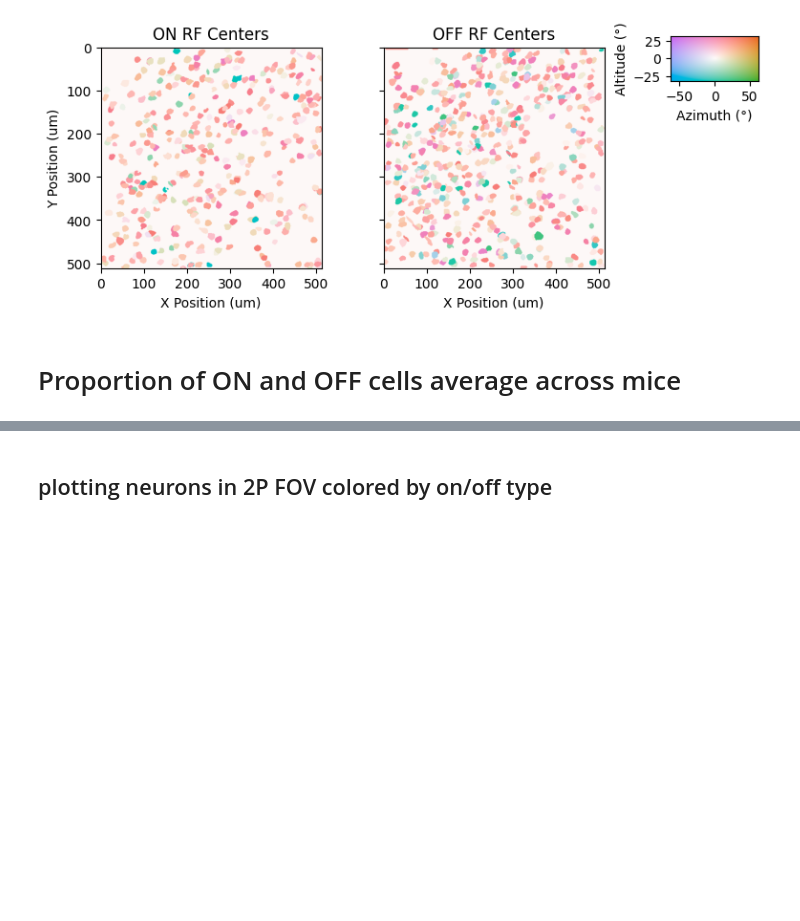
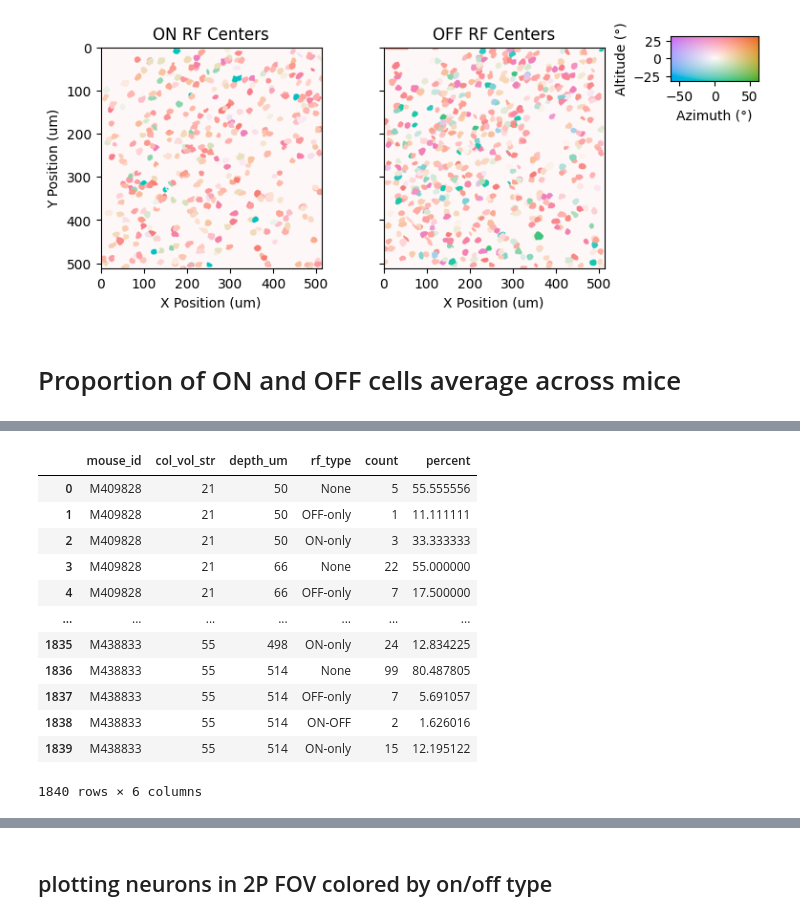
Before and after one commit to naomidonovan1/allen_v1dd, a Jupyter notebook: src/allen_v1dd/demo.ipynb, the cells around one changed output, grey strips where cells are left out. Cells and saved outputs as stored; diff of their text form; code cells hidden in the pictures; blank space fills up the shorter version.

```diff
--- a/src/allen_v1dd/demo.ipynb
+++ b/src/allen_v1dd/demo.ipynb
@@ -481,15 +479,15 @@ plt.savefig(f"rf_center_stamp_{mouse_id}_{col_vol_str}.eps", dpi=300)
 # %%
 import os
 mouse_ids = ["M409828", "M416296", "M427836", "M438833"]
-columns = ['2', '3', '4', '5']
-volumes = ['1', '2', '3', '4', '5', '6']
+columns = ['1', '2', '3', '4', '5']
+volumes = ['1', '2', '3', '4', '5', '6', 'a', 'b', 'c', 'd', 'e', 'f', 'g', 'h', 'i', 'j', 'k', 'l']
 
 for mouse_id in mouse_ids:
     print(f"Processing mouse {mouse_id}...")
     for col in columns:
-        # if os.path.exists(f"/home/naomi/Desktop/data/v1dd_lsn_analysis_010926/lsn_summary_{mouse_id}_col{col}.csv"):
-        #     print(f"  Summary for {mouse_id} column {col} already exists, skipping...")
-        #     continue
+        if os.path.exists(f"/home/naomi/Desktop/data/v1dd_lsn_analysis_010926/lsn_summary_{mouse_id}_col{col}.csv"):
+            print(f"  Summary for {mouse_id} column {col} already exists, skipping...")
+            continue
         summary_results = {
             'mouse_id': [],
             'col_vol_str': [],
@@ -508,6 +506,12 @@ for mouse_id in mouse_ids:
         }
         for vol in volumes:
             col_vol_str = f"{col}{vol}"
+            if col == '1' and vol in ['1', '2', '3', '4', '5', '6']:
+                print('Duplicated neurons, skipping...')
+                continue
+            if col == ['2', '3', '4', '5'] and vol in ['a', 'b', 'c', 'd', 'e', 'f', 'g', 'h', 'i', 'j', 'k', 'l']:
+                print('Doesn\'t exist, skipping...')
+                continue
 
             print(f"Processing column volume {col_vol_str}...")
             try:
@@ -614,3 +659,23 @@ for col_vol_str, plane in zip(summary_df.col_vol_str.values, summary_df.plane.va
     depths.append(depth)
 
 summary_df['depth_um'] = depths
+# %%
+counts = summary_df.groupby(by=['mouse_id', 'col_vol_str', 'depth_um', 'rf_type']).size().reset_index(name='count')
+percentages = counts.assign(
+    percent=lambda x: x['count'] / x.groupby(['mouse_id', 'col_vol_str', 'depth_um'])['count'].transform('sum') * 100
+)
+percentages
+# %% [output]
+|  | mouse_id | col_vol_str | depth_um | rf_type | count | percent |
+| 0 | M409828 | 21 | 50 | None | 5 | 55.555556 |
+| 1 | M409828 | 21 | 50 | OFF-only | 1 | 11.111111 |
+| 2 | M409828 | 21 | 50 | ON-only | 3 | 33.333333 |
+| 3 | M409828 | 21 | 66 | None | 22 | 55.000000 |
+| 4 | M409828 | 21 | 66 | OFF-only | 7 | 17.500000 |
+| ... | ... | ... | ... | ... | ... | ... |
+| 1835 | M438833 | 55 | 498 | ON-only | 24 | 12.834225 |
+| 1836 | M438833 | 55 | 514 | None | 99 | 80.487805 |
+| 1837 | M438833 | 55 | 514 | OFF-only | 7 | 5.691057 |
+| 1838 | M438833 | 55 | 514 | ON-OFF | 2 | 1.626016 |
+| 1839 | M438833 | 55 | 514 | ON-only | 15 | 12.195122 |
+1840 rows × 6 columns
```
Also changed, not shown: parts of 7 cells of this notebook.
